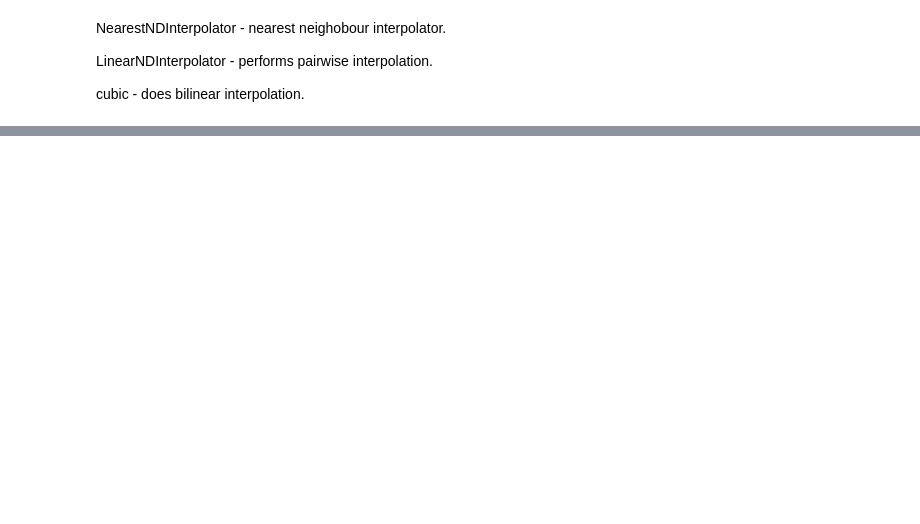
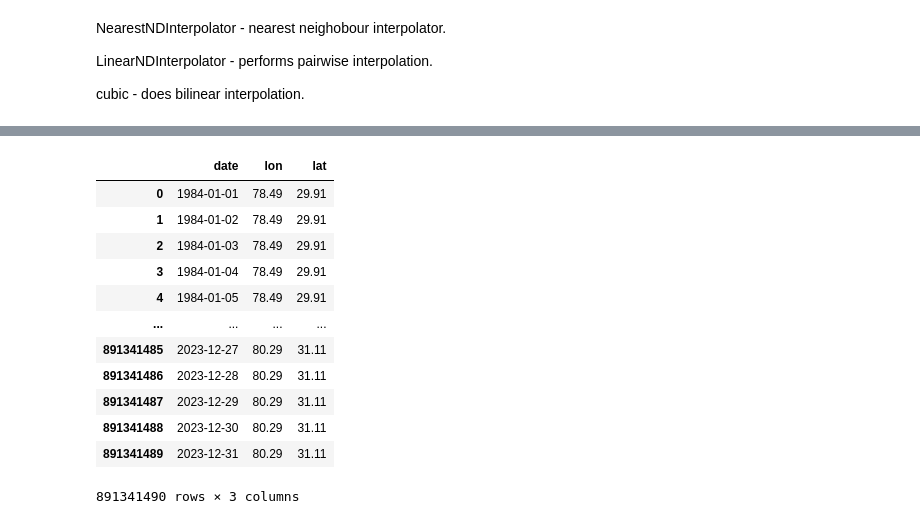
Before and after one commit to sonjaove/ML-hands-on, a Jupyter notebook: course_work/pasthistory.ipynb, the cells around one changed output, grey strips where cells are left out. Saved outputs shown, nothing was run; the diff lists cells and outputs as text; code cells hidden in the pictures; blank space fills up the shorter version.

```diff
--- a/course_work/pasthistory.ipynb
+++ b/course_work/pasthistory.ipynb
@@ -390,3 +364,28 @@ def accuracy(y_true,y_interpolated):
+# %%
+#repeating the lat, lon for 40 years.
+start_date = '1984-01-01'
+end_date = '2023-12-31'
+date_range = pd.date_range(start=start_date, end=end_date, freq='D')
+dates_df = pd.DataFrame({'date': date_range})
+n_dates = len(date_range)
+df_rep = pd.concat([inter_points]*n_dates, ignore_index=True)
+df_rep['date']=np.tile(date_range, len(inter_points))
+df_rep = df_rep[['date', 'lon', 'lat']]
+df_rep
+# %% [output]
+|  | date | lon | lat |
+| 0 | 1984-01-01 | 78.49 | 29.91 |
+| 1 | 1984-01-02 | 78.49 | 29.91 |
+| 2 | 1984-01-03 | 78.49 | 29.91 |
+| 3 | 1984-01-04 | 78.49 | 29.91 |
+| 4 | 1984-01-05 | 78.49 | 29.91 |
+| ... | ... | ... | ... |
+| 891341485 | 2023-12-27 | 80.29 | 31.11 |
+| 891341486 | 2023-12-28 | 80.29 | 31.11 |
+| 891341487 | 2023-12-29 | 80.29 | 31.11 |
+| 891341488 | 2023-12-30 | 80.29 | 31.11 |
+| 891341489 | 2023-12-31 | 80.29 | 31.11 |
+891341490 rows × 3 columns
 # %%
 def interpolate(initial_res_points,data,coords,method_used):
     #entered coords must be upto accurcay of only 1 digit after the decimal.
```
Also changed, not shown: parts of 8 cells of this notebook.
